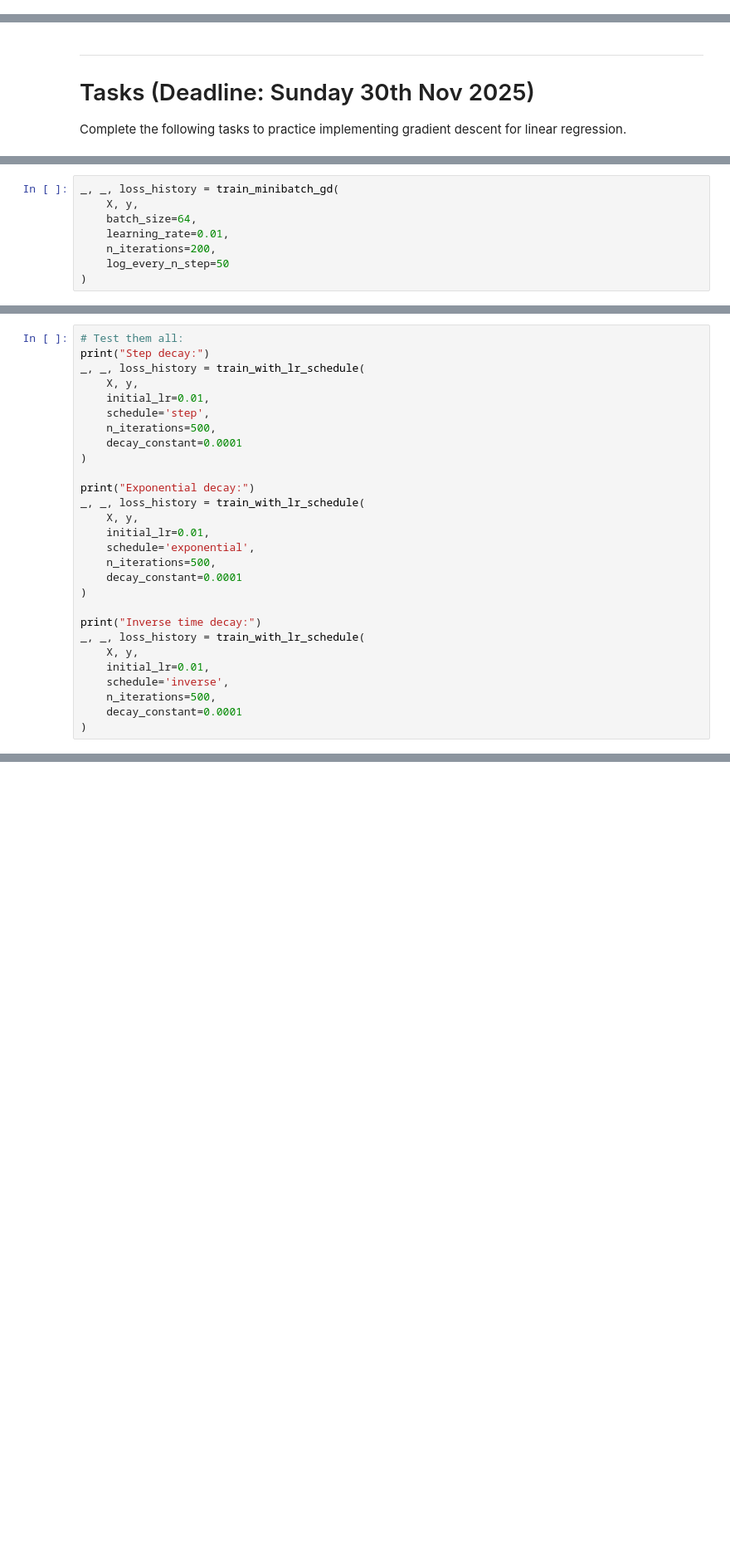
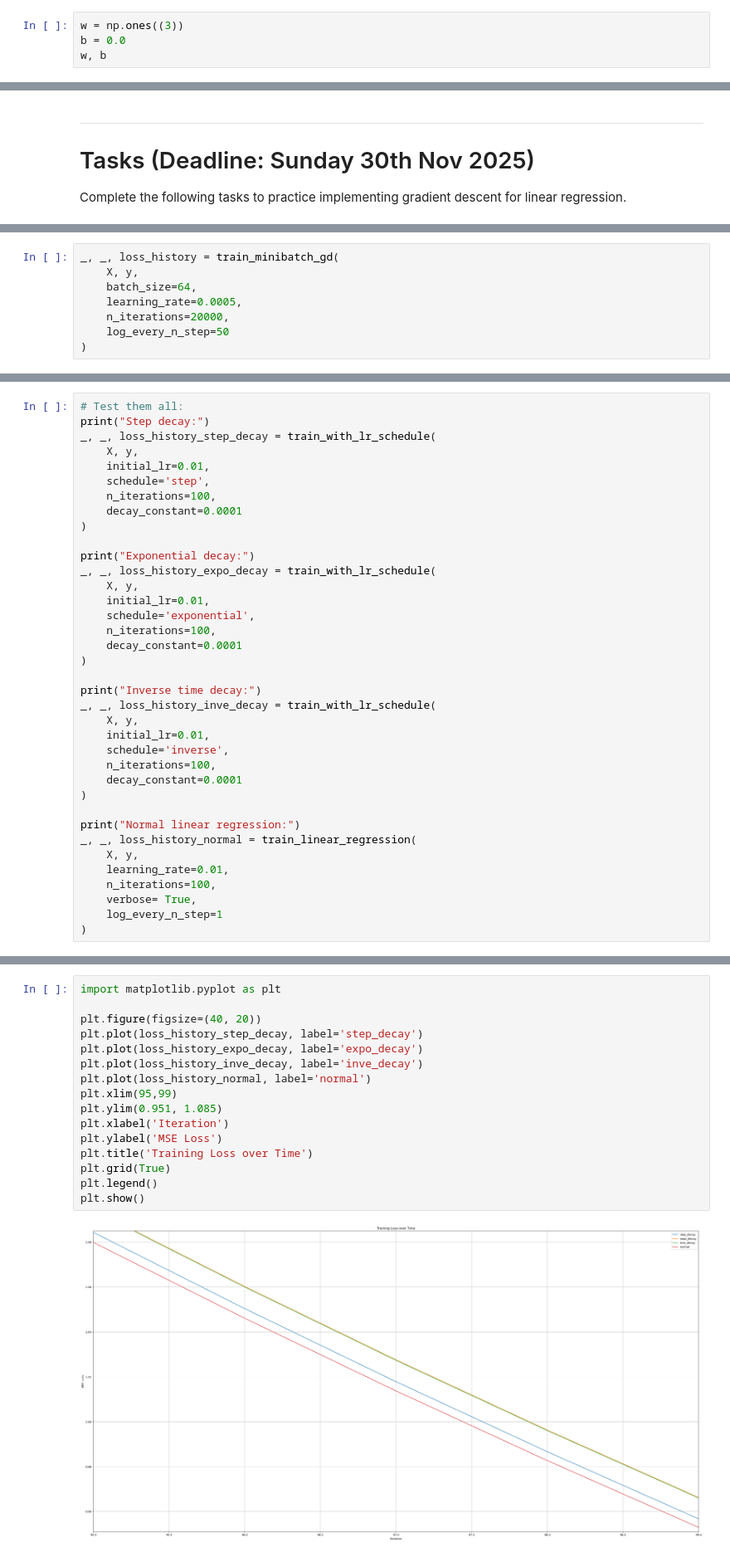
Before and after one commit to siri-2020/Python-2, a Jupyter notebook: Python2_session14_GradientDescent.ipynb, the cells around one changed output, grey strips where cells are left out. Shown at 83% size. Cells and saved outputs as stored; diff of their text form; blank space fills up the shorter version.

```diff
--- a/Python2_session14_GradientDescent.ipynb
+++ b/Python2_session14_GradientDescent.ipynb
@@ -287,2 +295,6 @@ def compute_gradients(X: np.ndarray, y: np.ndarray, y_pred: np.ndarray) -> tuple
 # %% [markdown]
 ### Compute first gradient
+# %%
+w = np.ones((3))
+b = 0.0
+w, b
@@ -472,7 +565,7 @@ def train_minibatch_gd(
 _, _, loss_history = train_minibatch_gd(
     X, y,
     batch_size=64,
-    learning_rate=0.01,
-    n_iterations=200,
+    learning_rate=0.0005,
+    n_iterations=20000,
     log_every_n_step=50
 )
@@ -513,28 +652,37 @@ def train_with_lr_schedule(
 # %%
 # Test them all:
 print("Step decay:")
-_, _, loss_history = train_with_lr_schedule(
+_, _, loss_history_step_decay = train_with_lr_schedule(
     X, y,
     initial_lr=0.01,
     schedule='step',
-    n_iterations=500,
+    n_iterations=100,
     decay_constant=0.0001
 )
 
 print("Exponential decay:")
-_, _, loss_history = train_with_lr_schedule(
+_, _, loss_history_expo_decay = train_with_lr_schedule(
     X, y,
     initial_lr=0.01,
     schedule='exponential',
-    n_iterations=500,
+    n_iterations=100,
     decay_constant=0.0001
 )
 
 print("Inverse time decay:")
-_, _, loss_history = train_with_lr_schedule(
+_, _, loss_history_inve_decay = train_with_lr_schedule(
     X, y,
     initial_lr=0.01,
     schedule='inverse',
-    n_iterations=500,
+    n_iterations=100,
     decay_constant=0.0001
 )
+
+print("Normal linear regression:")
+_, _, loss_history_normal = train_linear_regression(
+    X, y,
+    learning_rate=0.01,
+    n_iterations=100,
+    verbose= True,
+    log_every_n_step=1
+)
@@ -541,3 +707,21 @@ _, _, loss_history = train_with_lr_schedule(
+# %%
+import matplotlib.pyplot as plt
+
+plt.figure(figsize=(40, 20))
+plt.plot(loss_history_step_decay, label='step_decay')
+plt.plot(loss_history_expo_decay, label='expo_decay')
+plt.plot(loss_history_inve_decay, label='inve_decay')
+plt.plot(loss_history_normal, label='normal')
+plt.xlim(95,99)
+plt.ylim(0.951, 1.085)
+plt.xlabel('Iteration')
+plt.ylabel('MSE Loss')
+plt.title('Training Loss over Time')
+plt.grid(True)
+plt.legend()
+plt.show()
+# %% [output]
+[figure, added]
 # %% [markdown]
 ## Task 3: Add Regularization (Ridge Regression)
 
```
Also changed, not shown: parts of 26 cells of this notebook.
